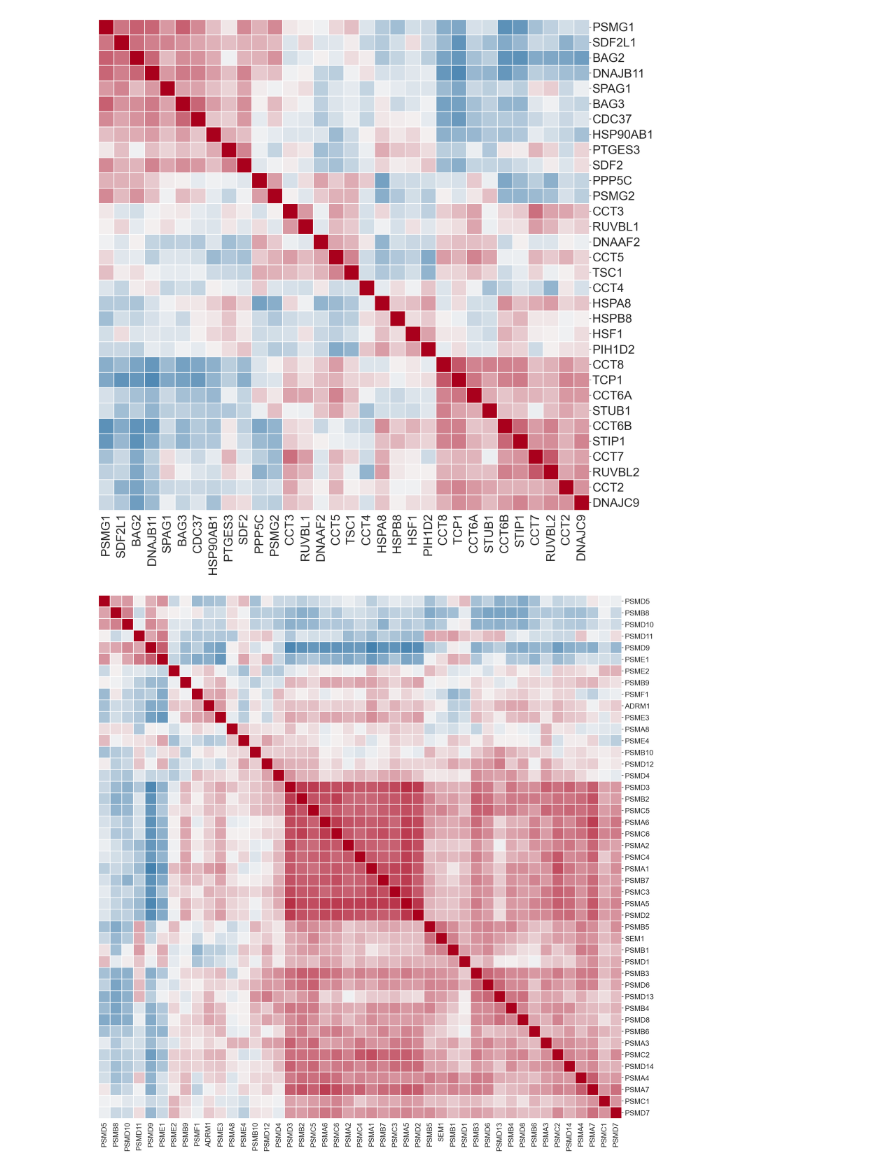
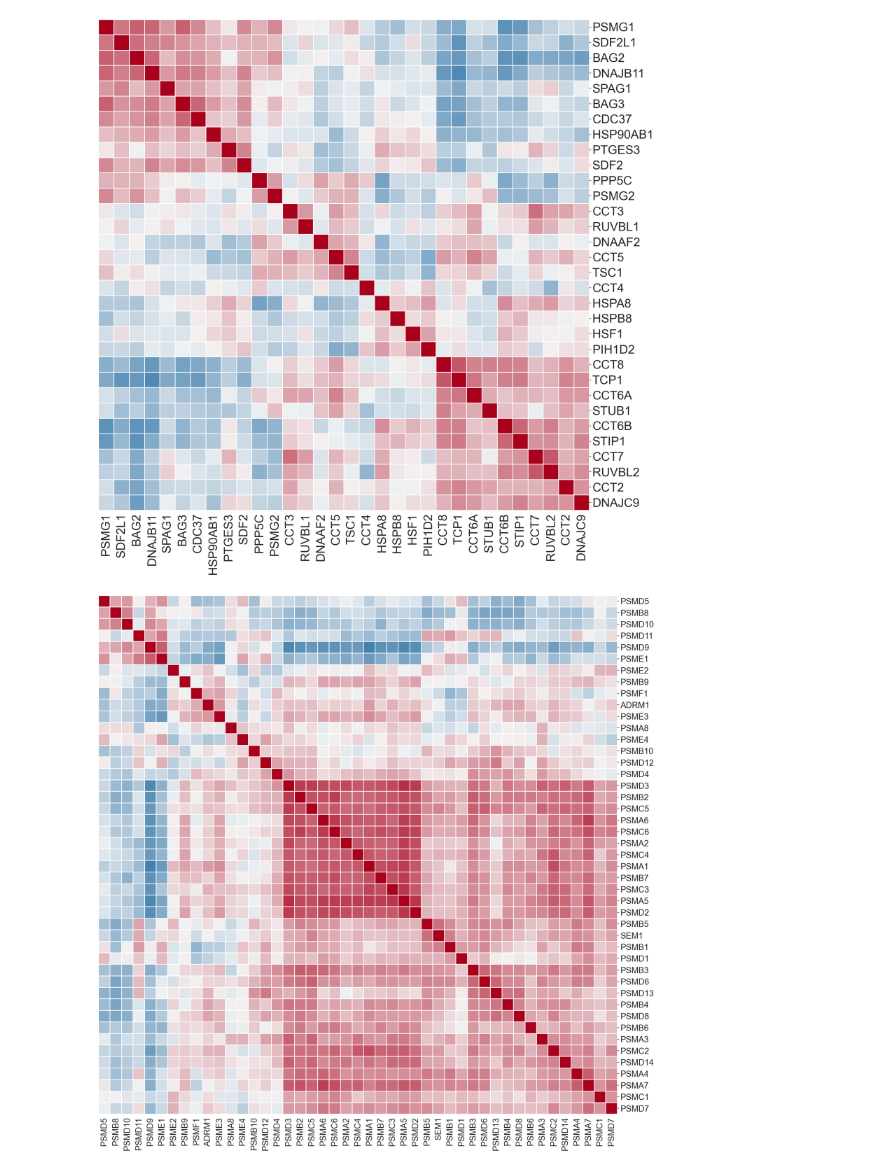
Before and after one commit to broadinstitute/2022_PERISCOPE, a Jupyter notebook: 2_A549_WGS_Summary/Figure_2.ipynb, the cells around one changed output. Cells and saved outputs as stored; diff of their text form; code cells hidden in the pictures.

```diff
--- a/2_A549_WGS_Summary/Figure_2.ipynb
+++ b/2_A549_WGS_Summary/Figure_2.ipynb
@@ -286,8 +286,8 @@ fig.savefig(os.path.join(output_folder,'figure_panels','Fig2B_A549_compartment_s
 # Figure 2C
 # %%
 # Directly load hit lists to bypass running Fig2A/B
-A549_whole_cell_hits = pd.read_csv(os.path.join(output_folder,'A549_plate_level_median_per_feat_sig_genes_5_FDR_whole_cell_hits.csv')).set_index('Gene')
-A549_comp_spec_hits = pd.read_csv(os.path.join(output_folder,'A549_plate_level_median_per_feat_sig_genes_5_FDR_compartment_specific_hits.csv')).set_index('Gene')
+#A549_whole_cell_hits = pd.read_csv(os.path.join(output_folder,'A549_plate_level_median_per_feat_sig_genes_5_FDR_whole_cell_hits.csv')).set_index('Gene')
+#A549_comp_spec_hits = pd.read_csv(os.path.join(output_folder,'A549_plate_level_median_per_feat_sig_genes_5_FDR_compartment_specific_hits.csv')).set_index('Gene')
 # %%
 hit_list = list(A549_comp_spec_hits.index) + list(A549_whole_cell_hits.index)
 df_hits = df_gene.loc[df_gene.index.isin(hit_list)]
@@ -791,11 +792,11 @@ clustered_heat_map(genes_df.T,
 # %%
 # Subset the geneset, calculate correlations, cluster and draw the heatmap
 gene_set = 'Proteasome Complex'
 genes_list = gene_set_dict[gene_set]
 genes_df =  df_gene_pca.loc[df_gene_pca.index.isin(genes_list)]
 
 clustered_heat_map(genes_df.T,
                    os.path.join(output_folder,'figure_panels',f'Fig2I_{gene_set}_heat_map.png'),
-                   2)
+                   2.3)
 # %% [output]
-[figure, old version]
+[figure, new version]
```
Also changed, not shown: parts of 3 cells of this notebook, 32 other files.
